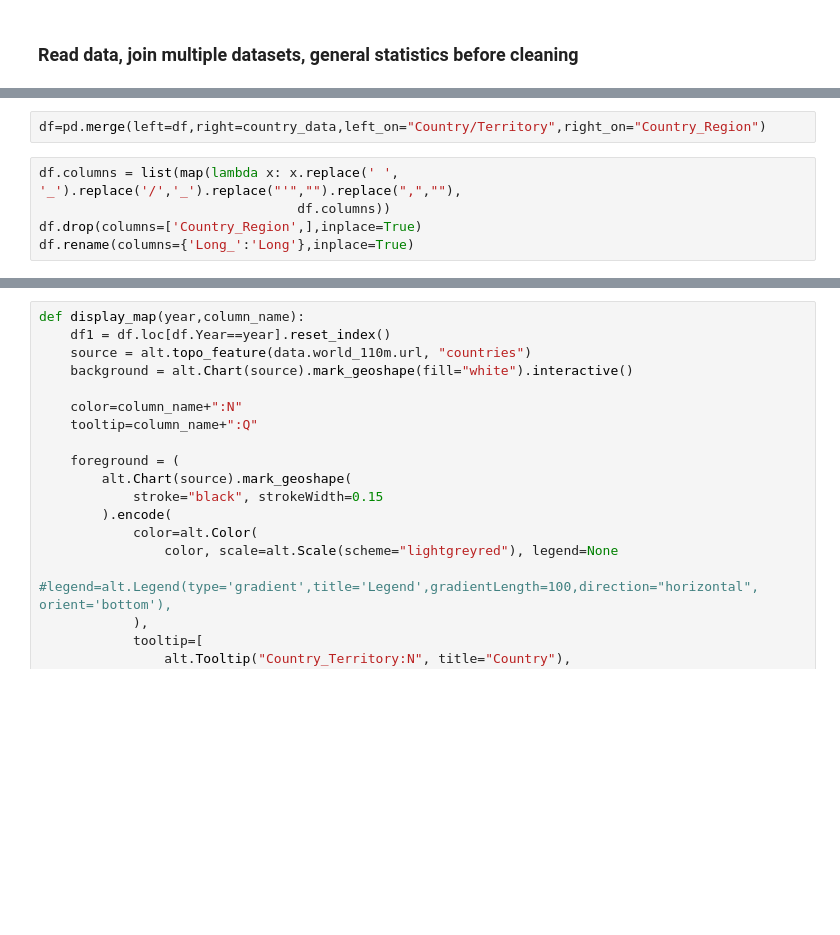
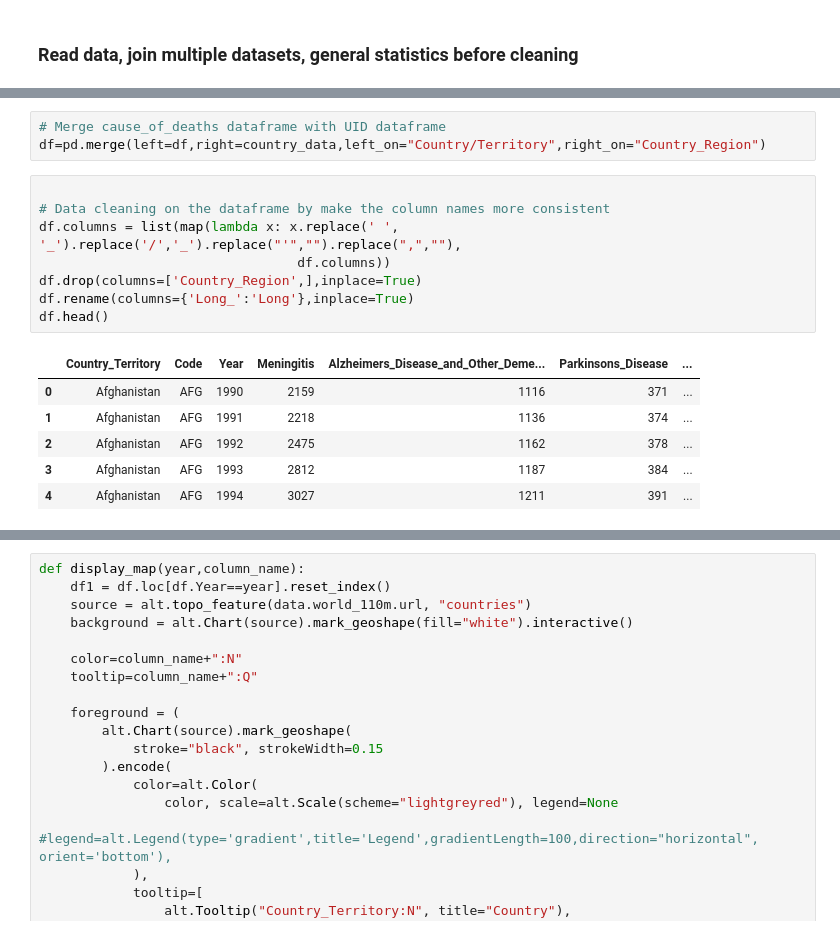
Before and after one commit to jiahongc/Udacity-Data-Science_Project1-Blog, a Jupyter notebook: project_1.ipynb, the cells around one changed output, grey strips where cells are left out. Drawn from its saved outputs; the diff is of its cells as text; blank space fills up the shorter version.

```diff
--- a/project_1.ipynb
+++ b/project_1.ipynb
@@ -45,7 +60,18 @@ country_data.loc[country_data['Country_Region'] == "US",'Country_Region'] = "Uni
 # %%
+# Merge cause_of_deaths dataframe with UID dataframe
 df=pd.merge(left=df,right=country_data,left_on="Country/Territory",right_on="Country_Region")
 # %%
+
+# Data cleaning on the dataframe by make the column names more consistent
 df.columns = list(map(lambda x: x.replace(' ', '_').replace('/','_').replace("'","").replace(",",""),
                                  df.columns))
 df.drop(columns=['Country_Region',],inplace=True)
 df.rename(columns={'Long_':'Long'},inplace=True)
+df.head()
+# %% [output]
+|  | Country_Territory | Code | Year | Meningitis | Alzheimers_Disease_and_Other_Deme... | Parkinsons_Disease | ... |
+| 0 | Afghanistan | AFG | 1990 | 2159 | 1116 | 371 | ... |
+| 1 | Afghanistan | AFG | 1991 | 2218 | 1136 | 374 | ... |
+| 2 | Afghanistan | AFG | 1992 | 2475 | 1162 | 378 | ... |
+| 3 | Afghanistan | AFG | 1993 | 2812 | 1187 | 384 | ... |
+| 4 | Afghanistan | AFG | 1994 | 3027 | 1211 | 391 | ... |
```
Also changed, not shown: parts of 21 cells of this notebook.
